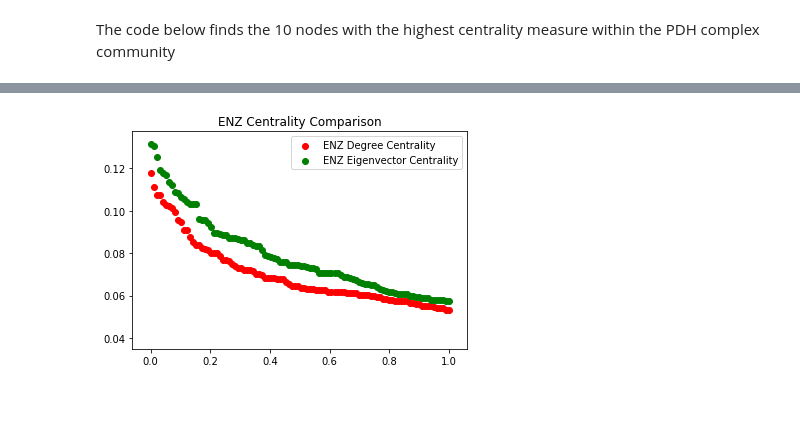
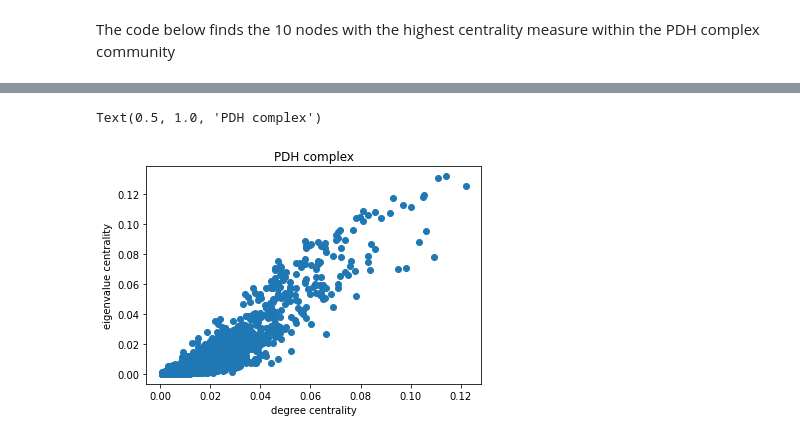
Before and after one commit to Pilex1/math-bcmb3888, a Jupyter notebook: Centrality Comparison.ipynb, the cells around one changed output, grey strips where cells are left out. Saved outputs shown, nothing was run; the diff lists cells and outputs as text; code cells hidden in the pictures; blank space fills up the shorter version.

Commit message:
fixed up centrality comparison

```diff
--- a/Centrality Comparison.ipynb
+++ b/Centrality Comparison.ipynb
@@ -157,16 +88,15 @@ plt.show()
-# %%
-# Comparing degree centrality with eigenvector centrality for ENZ
-intervals = np.linspace(0, 1, 50)
-deg_c_enz = []
-eigen_c_enz = []
-for i in range(0, 50):
-    deg_c_enz.append(Enz_centrality[i][1])
-    eigen_c_enz.append(Enz_eigen[i][1])
-
-plt.title("ENZ Centrality Comparison")
-plt.scatter(intervals, deg_c_enz, color='r', label="ENZ Degree Centrality")
-plt.scatter(intervals, eigen_c_enz, color='g', label="ENZ Eigenvector Centrality")
-plt.legend()
-plt.show()
-# %% [output]
-[figure, removed]
+# %%
+PDH_degree = nx.degree_centrality(G_PDH)
+PDH_eigen = nx.eigenvector_centrality(G_PDH)
+x = []
+y = []
+for key, val in PDH_degree.items():
+    x.append(val)
+    y.append(PDH_eigen[key])
+plt.plot(x, y, 'o')
+plt.xlabel('degree centrality')
+plt.ylabel('eigenvalue centrality')
+plt.title('PDH complex')
+# %% [output]
+Text(0.5, 1.0, 'PDH complex')
+[figure, added]
```
Also changed, not shown: parts of 13 cells of this notebook.
